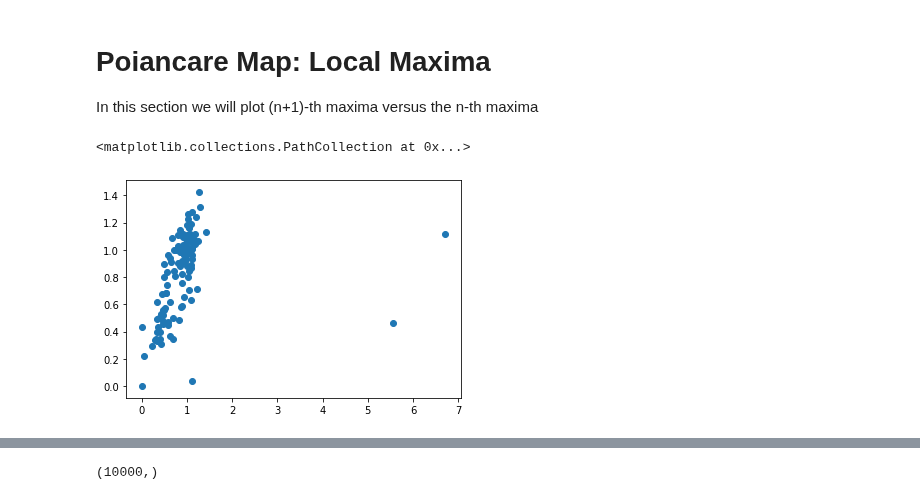
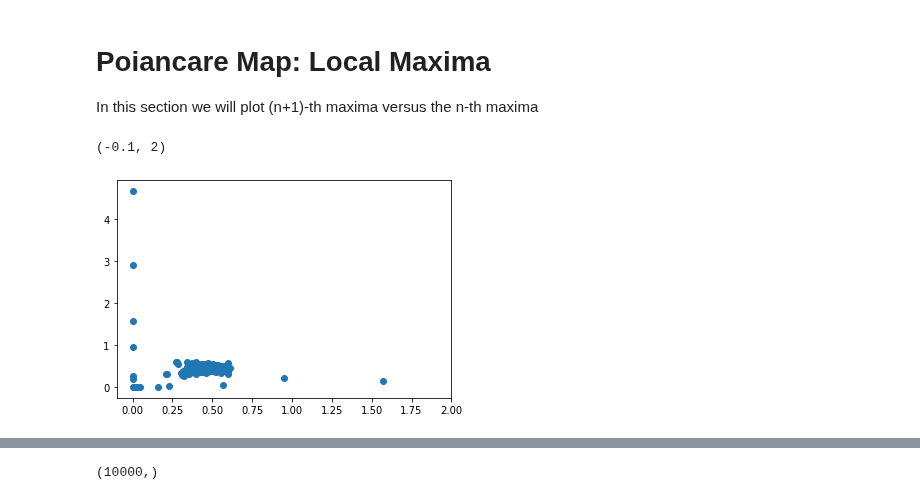
Before and after one commit to mmehrani/master_thesis, a Jupyter notebook: scripts/rotational_model/rotational_model.ipynb, the cells around one changed output, grey strips where cells are left out. Cells and saved outputs as stored; diff of their text form; code cells hidden in the pictures.

```diff
--- a/scripts/rotational_model/rotational_model.ipynb
+++ b/scripts/rotational_model/rotational_model.ipynb
@@ -14,7 +14,7 @@ from tqdm import tqdm
 import os
 # %%
 num_neurons = 10000
-g = 14
+g = 19
 random_input_span = (9.5,13.5) #it should fall in the well defined cos(\theta) domain.
 
 total_time = 100
@@ -22,7 +22,7 @@ time_step = 0.01
 total_steps = int(total_time/time_step)
 time_span = np.arange(0,total_time,time_step)
 
-delay_time = 0.23
+delay_time = 0.05
 delay_step = int(delay_time/time_step)
 
 alpha = 20
@@ -264,10 +265,10 @@ e_local_maxima_ind = argrelextrema(e_arr[1000:], np.greater)[0] #start sampling
 # %%
 poiancare_step = 3
 e_n_maxima = e_arr[e_local_maxima_ind[:-poiancare_step] ]
 e_n_plus_maxima = e_arr[e_local_maxima_ind[poiancare_step:]]
 plt.scatter(e_n_maxima, e_n_plus_maxima)
-# plt.xlim(-0.1,2)
+plt.xlim(-0.1,2)
 # %% [output]
-<matplotlib.collections.PathCollection at 0x...>
+(-0.1, 2)
-[figure, old version]
+[figure, new version]
 # %%
```
Also changed, not shown: parts of 16 cells of this notebook, 4 other files.
